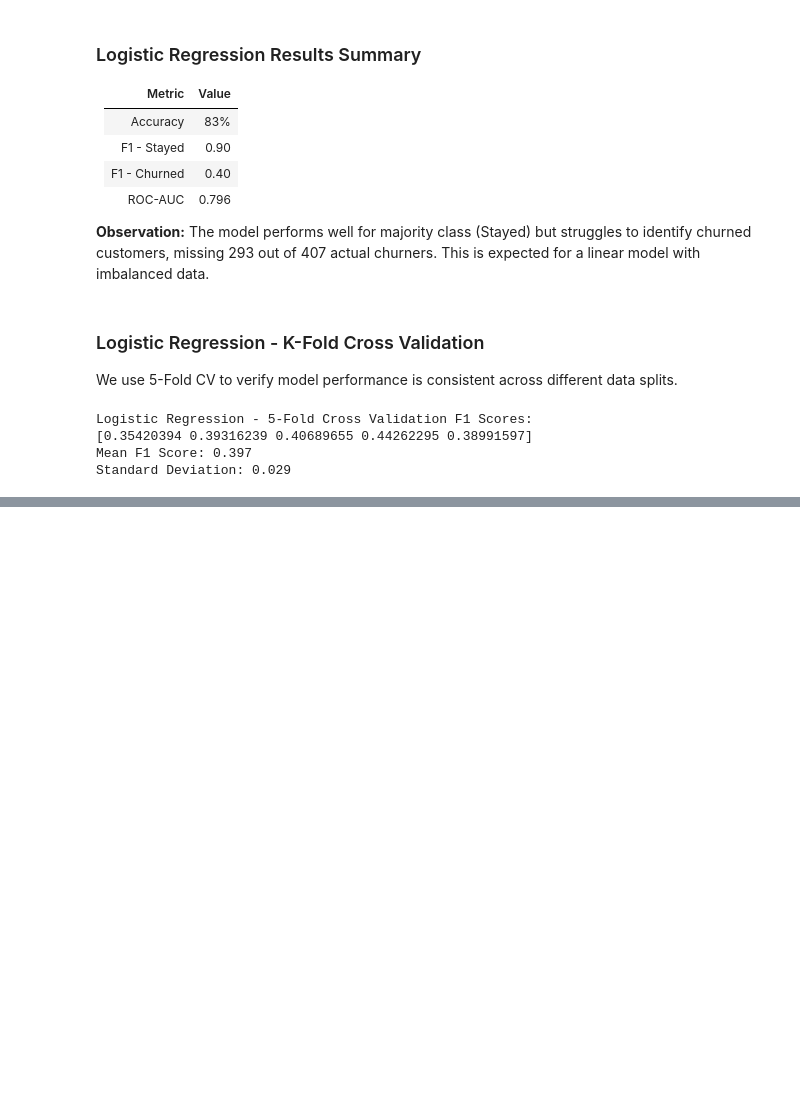
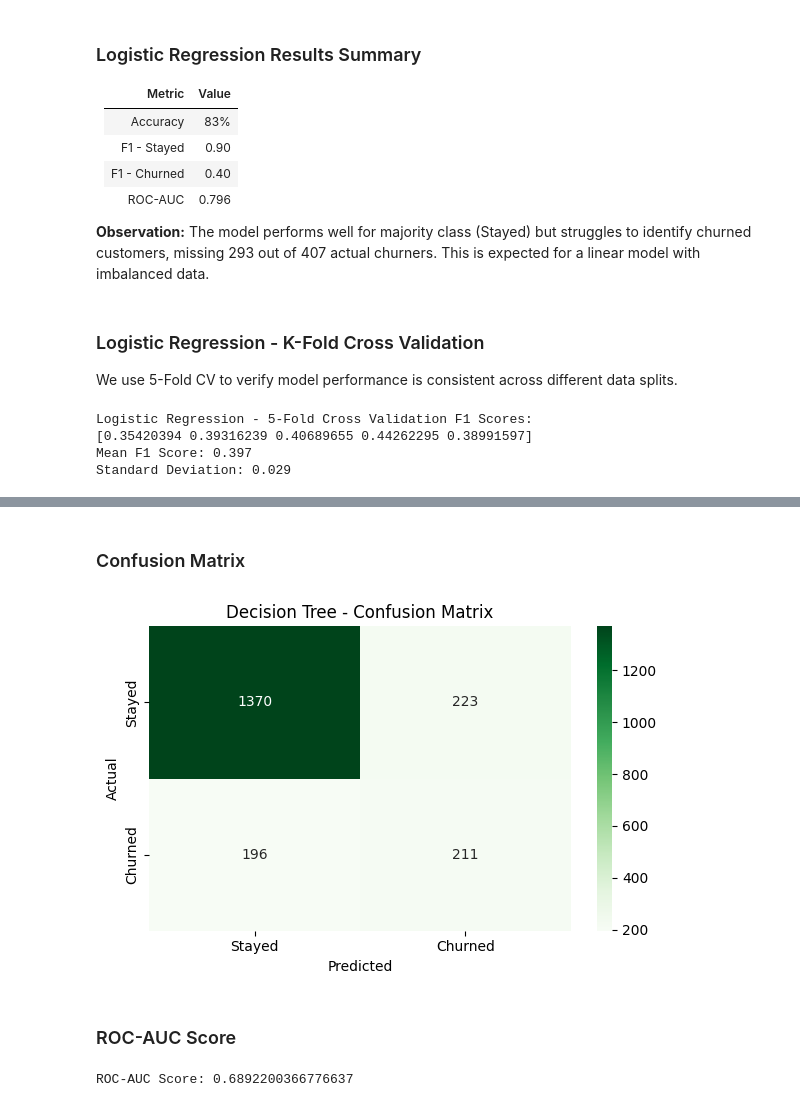
Before and after one commit to itsWesam/SWE485-Project-Group4, a Jupyter notebook: Phase1_Supervised_Learning.ipynb, the cells around one changed output, grey strips where cells are left out. Drawn from its saved outputs; the diff is of its cells as text; code cells hidden in the pictures; blank space fills up the shorter version.

Commit message:
Added Decision Tree training, evaluation, confusion matrix, ROC-AUC, and cross-validation

```diff
--- a/Phase1_Supervised_Learning.ipynb
+++ b/Phase1_Supervised_Learning.ipynb
@@ -208,0 +225,12 @@ Standard Deviation: 0.029
+# %%
+# Initialize Decision Tree model
+dt_model = DecisionTreeClassifier(random_state=31)
+
+# Train the model
+dt_model.fit(X_train, y_train)
+
+# Predict on test data
+dt_pred = dt_model.predict(X_test)
+
+print("Decision Tree trained successfully!")
+print("Accuracy:", accuracy_score(y_test, dt_pred))
@@ -208,0 +258,25 @@ Standard Deviation: 0.029
+# %% [markdown]
+### Confusion Matrix
+# %%
+cm = confusion_matrix(y_test, dt_pred)
+
+plt.figure(figsize=(6,4))
+sns.heatmap(cm, annot=True, fmt='d', cmap='Greens',
+            xticklabels=['Stayed', 'Churned'],
+            yticklabels=['Stayed', 'Churned'])
+
+plt.title('Decision Tree - Confusion Matrix')
+plt.ylabel('Actual')
+plt.xlabel('Predicted')
+plt.tight_layout()
+plt.show()
+# %% [output]
+[figure, added]
+# %% [markdown]
+### ROC-AUC Score
+# %%
+dt_proba = dt_model.predict_proba(X_test)[:,1]
+
+print("ROC-AUC Score:", roc_auc_score(y_test, dt_proba))
+# %% [output]
+ROC-AUC Score: 0.6892200366776637
```
Also changed, not shown: parts of 13 cells of this notebook.
